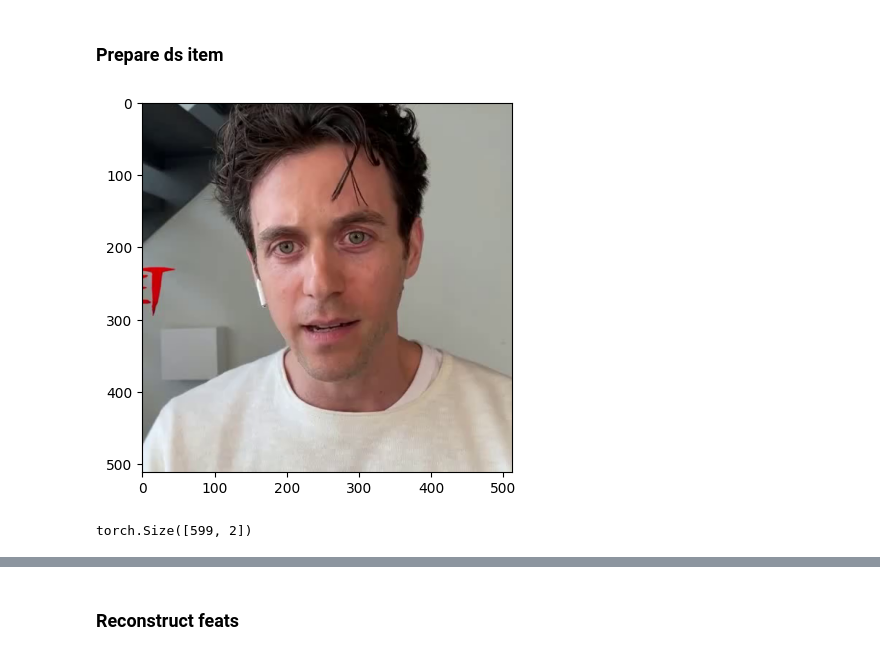
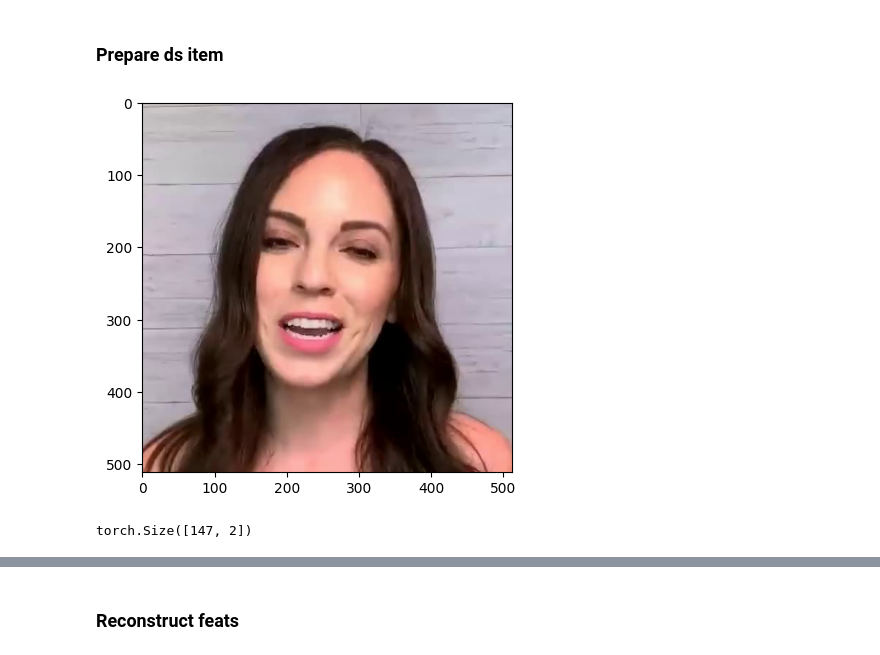
Before and after one commit to xabirizar9/liveportrait-tokenizer, a Jupyter notebook: reconstruct_motions.ipynb, the cells around one changed output, grey strips where cells are left out. Drawn from its saved outputs; the diff is of its cells as text; code cells hidden in the pictures.

```diff
--- a/reconstruct_motions.ipynb
+++ b/reconstruct_motions.ipynb
@@ -216,22 +216,22 @@ EXP - Number of frames: 123, Keypoints: 21, Dimensions: 3
 #         print(i)
 #         break
 # %%
-sample = ds[710]
+sample = ds[127]
 
 pickle_path = sample['metadata']['pickle_path']
 vid_id = pickle_path.split("/")[-1].split(".")[0]
 vid_path = f"dataset/train/{vid_id}.mp4"
 
 # Read the first frame from the video and display it
 frame = imageio.get_reader(vid_path).get_data(0)
 plt.imshow(frame)
 plt.show()
 # %% [output]
-[figure, old version]
+[figure, new version]
 # %%
 sample['c_eyes_lst'].shape
 # %% [output]
-torch.Size([599, 2])
+torch.Size([147, 2])
 # %%
 frames = sample['kp'].shape[0]
 fps = sample['metadata']['output_fps']
```
Also changed, not shown: parts of 11 cells of this notebook, 17 other files.
